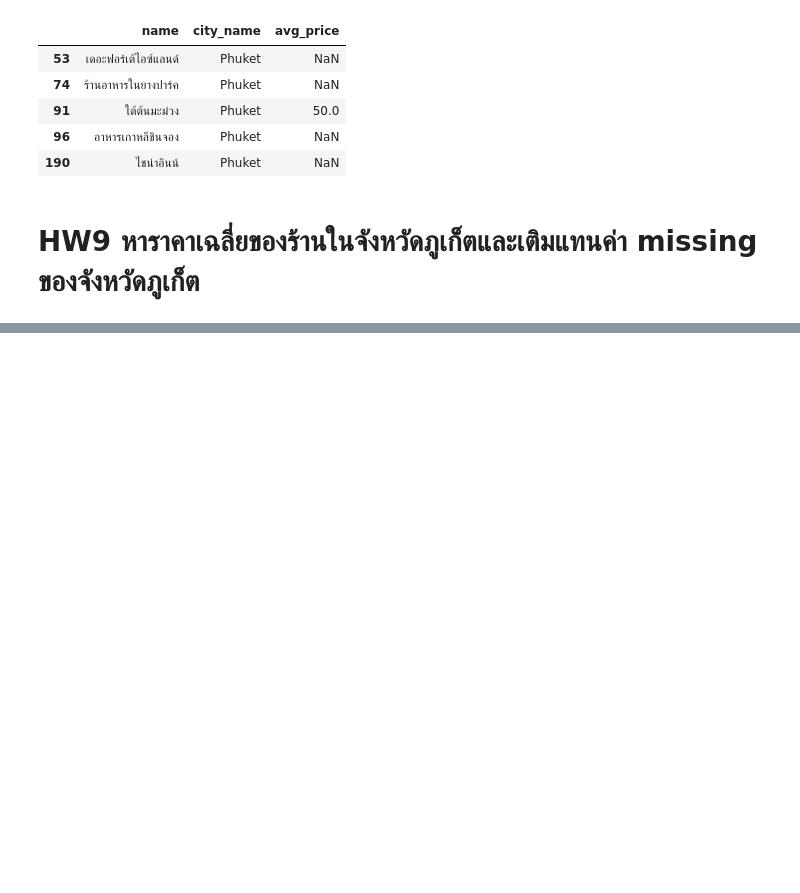
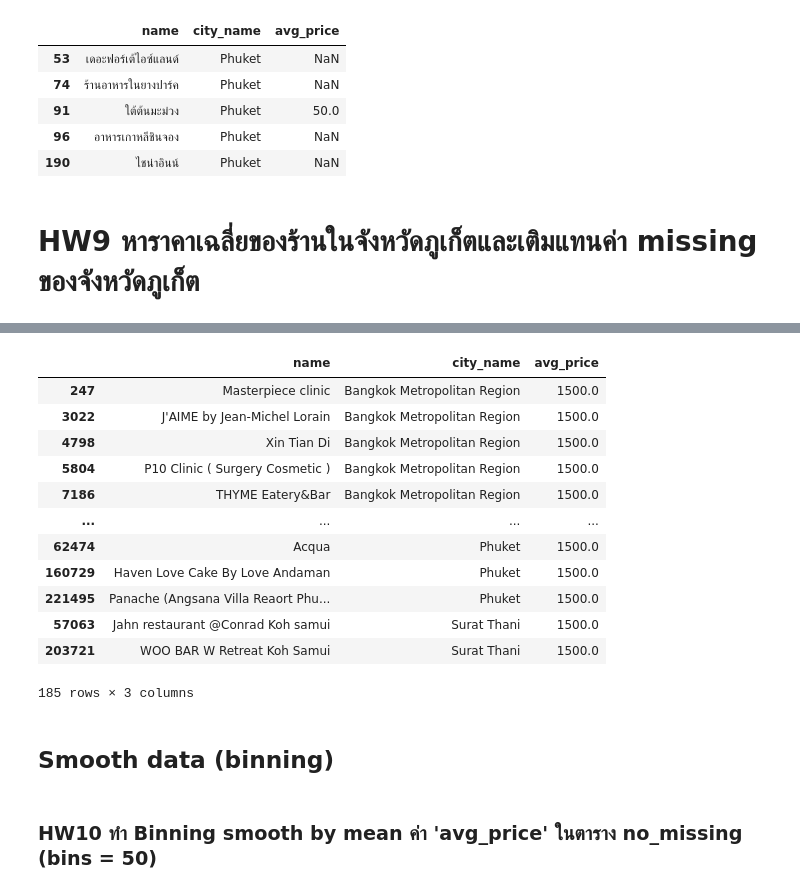
Before and after one commit to Adibank/DPDM, a Jupyter notebook: Pandas_and_Data_Preprocessing_101.ipynb, the cells around one changed output, grey strips where cells are left out. Cells and saved outputs as stored; diff of their text form; code cells hidden in the pictures; blank space fills up the shorter version.

```diff
--- a/Pandas_and_Data_Preprocessing_101.ipynb
+++ b/Pandas_and_Data_Preprocessing_101.ipynb
@@ -332,0 +453,4 @@ Phuket_table.head()
+# %%
+all_cities = set(new_table['city_name'])
+print(len(all_cities))
+#all_cities
@@ -332,0 +463,3 @@ Phuket_table.head()
+# %%
+all_mean = new_table.dropna(subset=['avg_price'])['avg_price'].mean()
+all_mean
@@ -332,0 +470,6 @@ Phuket_table.head()
+# %%
+all_cities_list = []
+for each_city in sorted(list(all_cities)):
+    temp_table = new_table[new_table['city_name']==each_city]
+    temp_table[['avg_price']] = temp_table[['avg_price']].fillna(new_table[new_table['city_name']==each_city].dropna()['avg_price'].mean())
+    all_cities_list.append(temp_table)
@@ -332,0 +482,3 @@ Phuket_table.head()
+# %%
+no_missing = pandas.concat(all_cities_list).fillna(all_mean)
+no_missing.head()
@@ -332,0 +492,21 @@ Phuket_table.head()
+# %%
+index_list = no_missing['avg_price']>1000
+no_missing[index_list]
+# %% [output]
+|  | name | city_name | avg_price |
+| 247 | Masterpiece clinic | Bangkok Metropolitan Region | 1500.0 |
+| 3022 | J'AIME by Jean-Michel Lorain | Bangkok Metropolitan Region | 1500.0 |
+| 4798 | Xin Tian Di | Bangkok Metropolitan Region | 1500.0 |
+| 5804 | P10 Clinic ( Surgery Cosmetic ) | Bangkok Metropolitan Region | 1500.0 |
+| 7186 | THYME Eatery&Bar | Bangkok Metropolitan Region | 1500.0 |
+| ... | ... | ... | ... |
+| 62474 | Acqua | Phuket | 1500.0 |
+| 160729 | Haven Love Cake By Love Andaman | Phuket | 1500.0 |
+| 221495 | Panache (Angsana Villa Reaort Phu... | Phuket | 1500.0 |
+| 57063 | Jahn restaurant @Conrad Koh samui | Surat Thani | 1500.0 |
+| 203721 | WOO BAR W Retreat Koh Samui | Surat Thani | 1500.0 |
+185 rows × 3 columns
+# %% [markdown]
+## Smooth data (binning)
+# %% [markdown]
+### HW10 ทำ Binning smooth by mean ค่า 'avg_price' ในตาราง no_missing (bins = 50)
```
Also changed, not shown: parts of 28 cells of this notebook.
